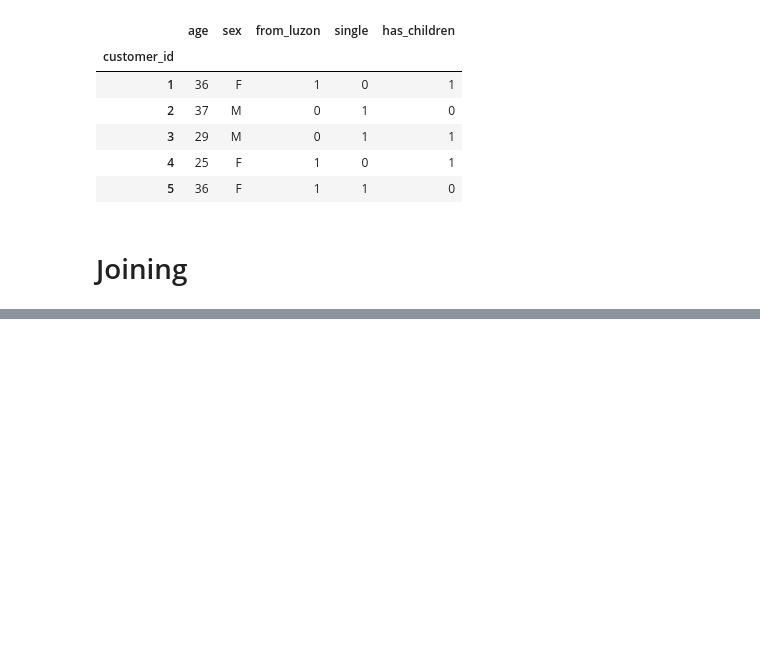
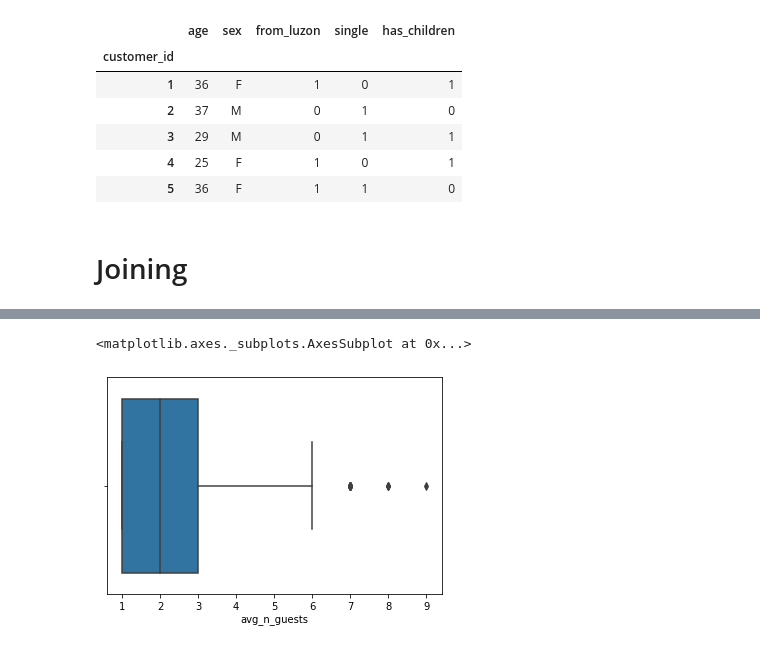
Before and after one commit to dgalian/FTW_B7, a Jupyter notebook: Feature Engineering/Feature_Engineering.ipynb, the cells around one changed output, grey strips where cells are left out. Cells and saved outputs as stored; diff of their text form; code cells hidden in the pictures; blank space fills up the shorter version.

```diff
--- a/Feature Engineering/Feature_Engineering.ipynb
+++ b/Feature Engineering/Feature_Engineering.ipynb
@@ -316,7 +332,7 @@ Name: no_of_children, dtype: int64
 81.05
 # %%
 # 81% of the customers have no children - engineer a boolean feature: Has child or not
-bookers['has_children'] = np.where(bookers['no_of_children'],1,0)
+bookers['has_children'] = np.where(bookers['no_of_children']>0,1,0)
 # %% [markdown]
 **Engineered Customers table**
 # %%
@@ -348,3 +365,6 @@ customers.head(10)
 | 8 | 27 | M | 1 | 0 | 0 | 2 | 4.000000 | 8.746109 | ... |
 | 9 | 27 | F | 0 | 0 | 0 | 1 | 2.000000 | 8.184366 | ... |
 | 10 | 21 | M | 0 | 0 | 0 | 2 | 3.000000 | 10.641284 | ... |
+# %%
+females = customers[customers['sex']=='F'].sort_values('avg_n_guests',ascending=False)
+females.head(10)
@@ -350,0 +384,5 @@ customers.head(10)
+# %%
+sns.boxplot(x='avg_n_guests',data=females)
+# %% [output]
+<matplotlib.axes._subplots.AxesSubplot at 0x...>
+[figure, added]
```
Also changed, not shown: parts of 11 cells of this notebook.
